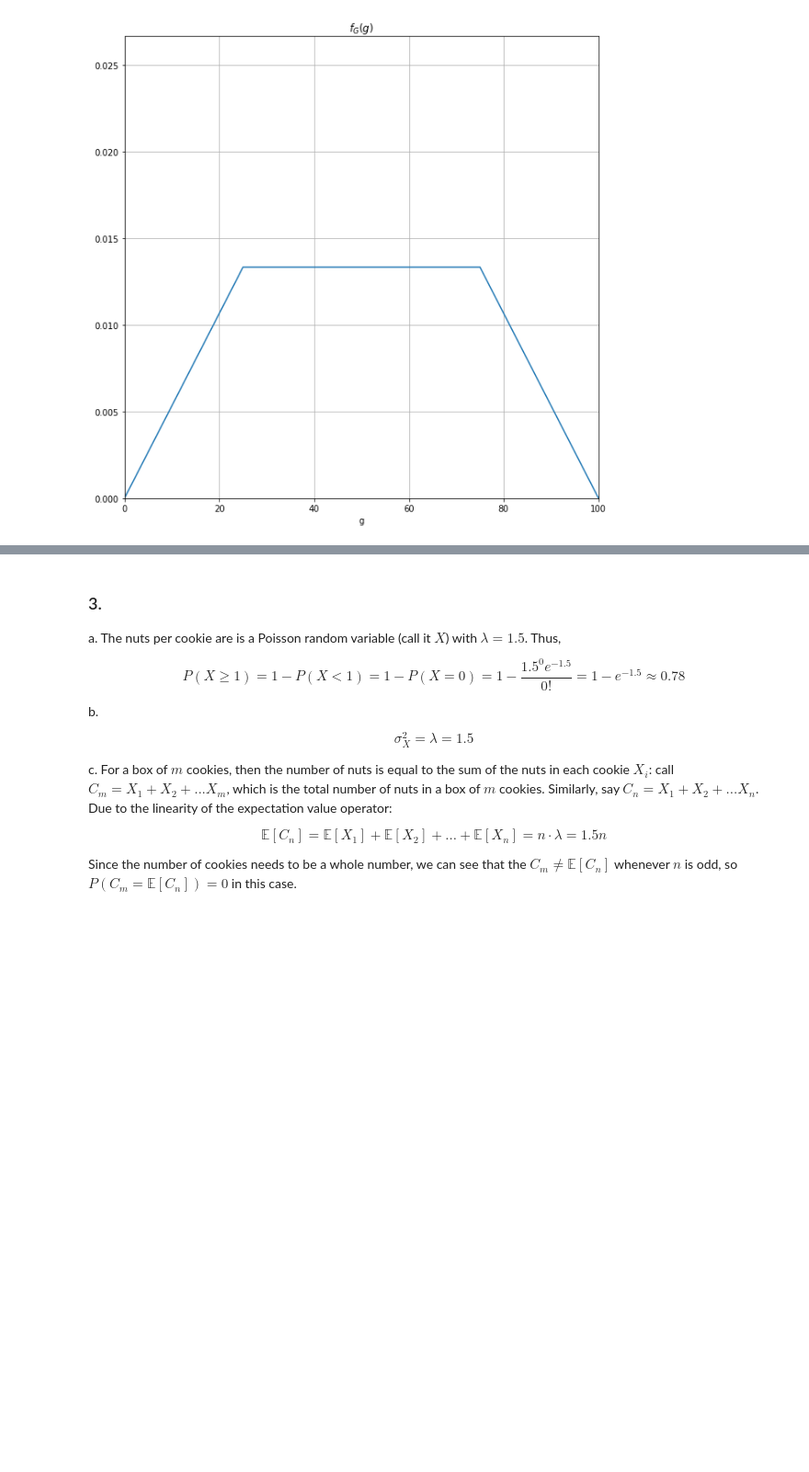
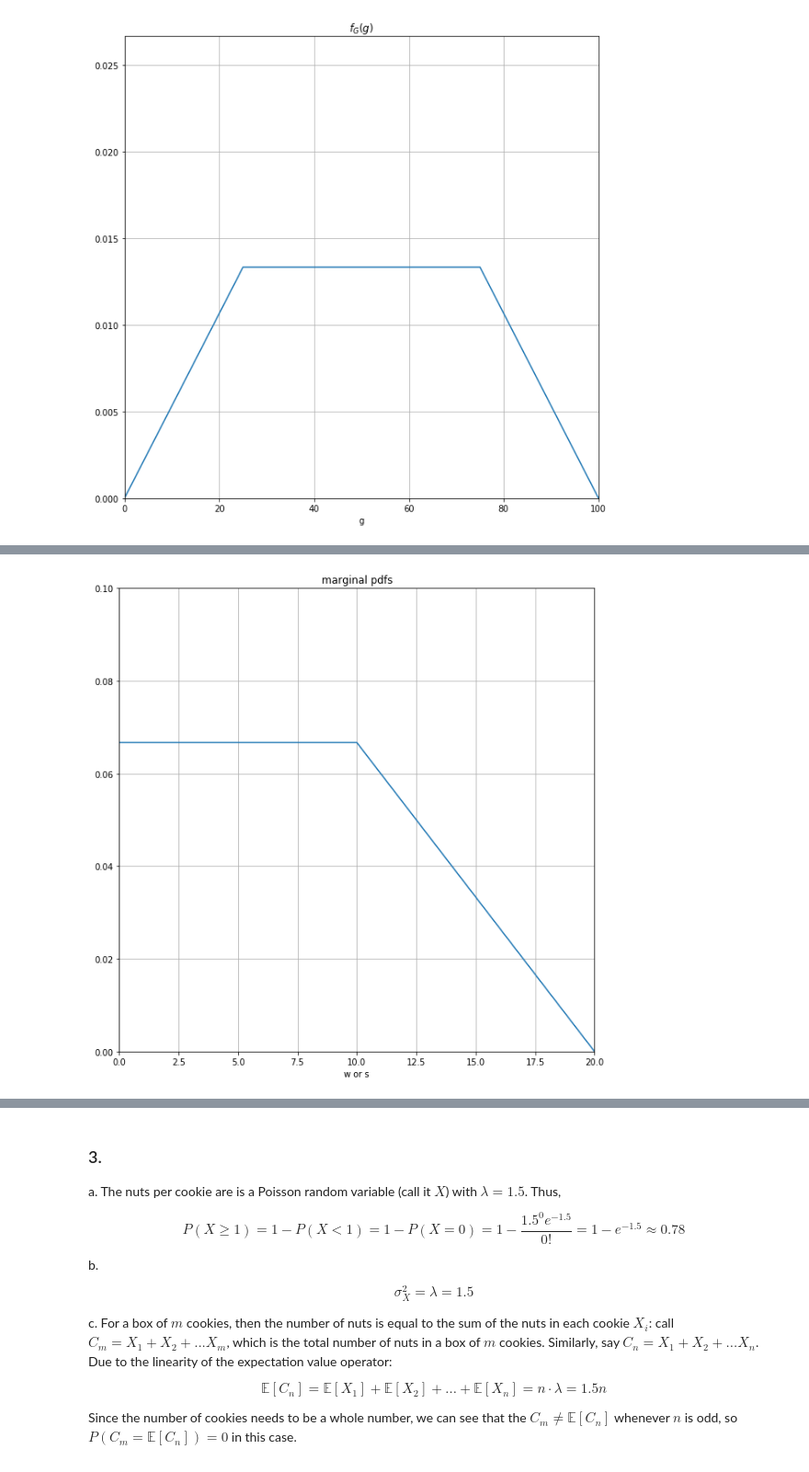
Before and after one commit to klarrieu/HYD142, a Jupyter notebook: Exam.ipynb, the cells around one changed output, grey strips where cells are left out. Shown: that part at 92% size. Saved outputs shown, nothing was run; the diff lists cells and outputs as text; code cells hidden in the pictures; blank space fills up the shorter version.

```diff
--- a/Exam.ipynb
+++ b/Exam.ipynb
@@ -119,0 +124,13 @@ h.
+# %%
+fig, ax = plt.subplots(1, 1, figsize=(10, 10))
+x = np.linspace(0, 20, 101)
+pdf = np.piecewise(x, [x <= 10, x > 10], [lambda x: 1.0/15, lambda x: (20-x)/150.0])
+ax.set_xlabel('w or s')
+ax.set_title('marginal pdfs')
+ax.grid()
+ax.set_xlim(0, 20)
+ax.set_ylim(0, 0.1)
+ax.plot(x,pdf)
+plt.show()
+# %% [output]
+[figure, added]
```
Also changed, not shown: parts of 3 cells of this notebook.
